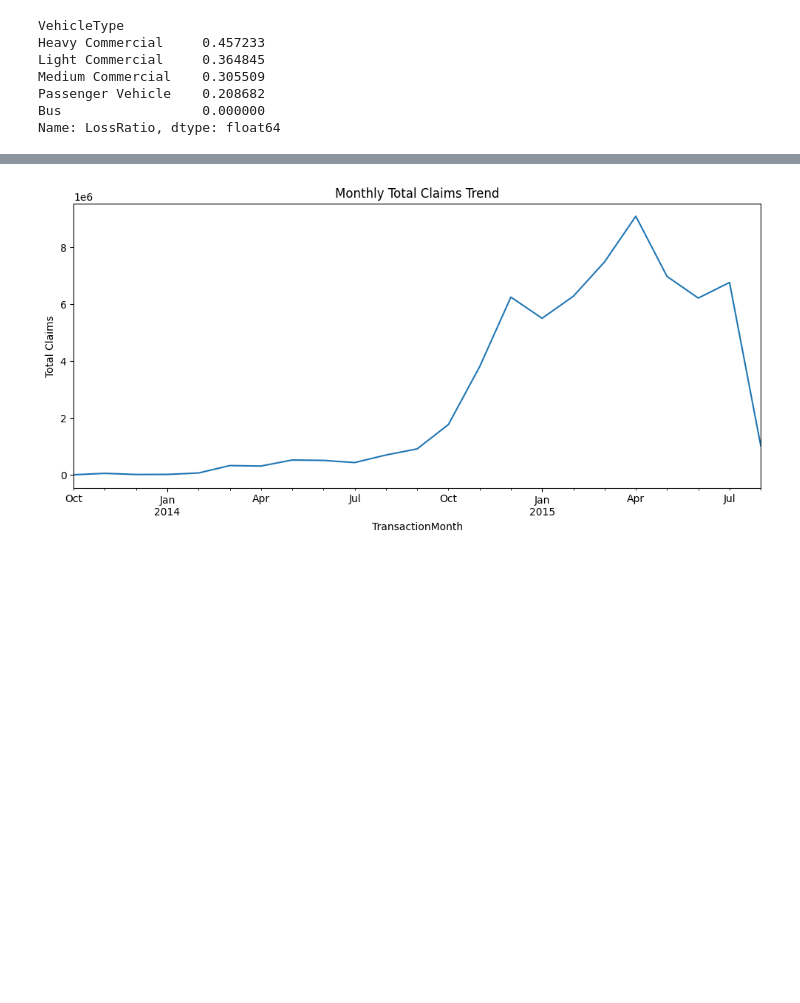
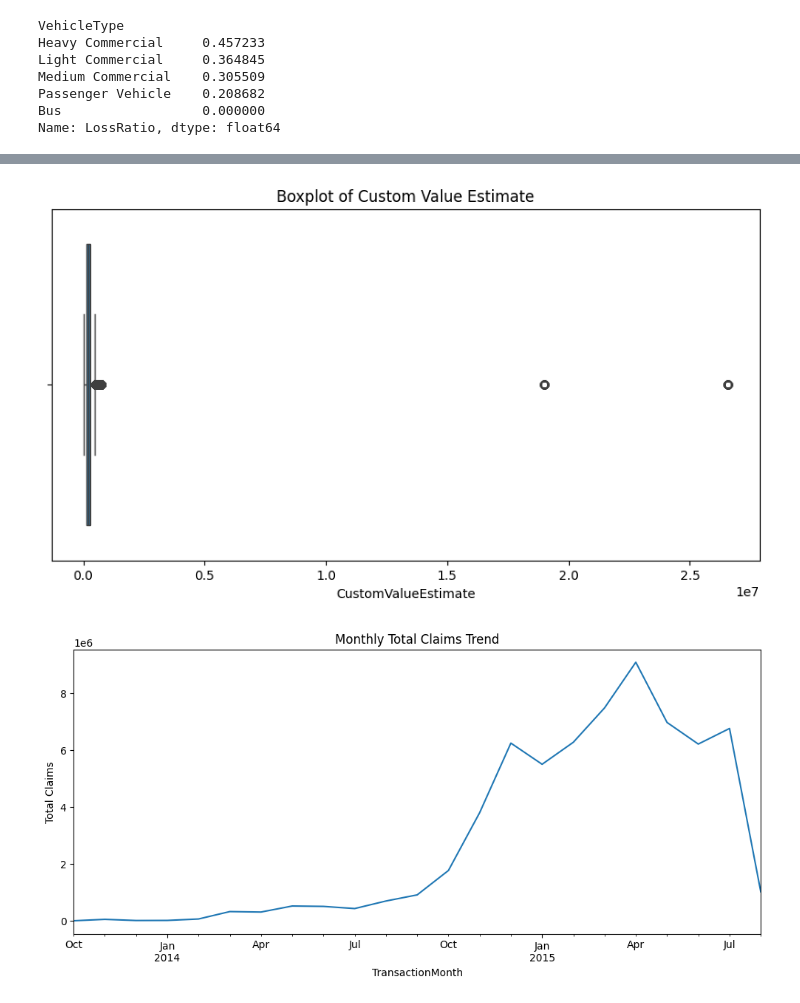
Before and after one commit to Bilen189/insurance-risk-analytics-week3, a Jupyter notebook: notebooks/01_eda.ipynb, the cells around one changed output, grey strips where cells are left out. Saved outputs shown, nothing was run; the diff lists cells and outputs as text; code cells hidden in the pictures; blank space fills up the shorter version.

```diff
--- a/notebooks/01_eda.ipynb
+++ b/notebooks/01_eda.ipynb
@@ -193,3 +384,15 @@ Name: LossRatio, dtype: float64
+# %%
+plt.figure(figsize=(10,5))
+
+sns.boxplot(
+    x=df["CustomValueEstimate"]
+)
+
+plt.title("Boxplot of Custom Value Estimate")
+
+plt.show()
+# %% [output]
+[figure, added]
 # %%
 df["TransactionMonth"] = pd.to_datetime(
     df["TransactionMonth"]
```
Also changed, not shown: parts of 19 cells of this notebook, 3 other files.
